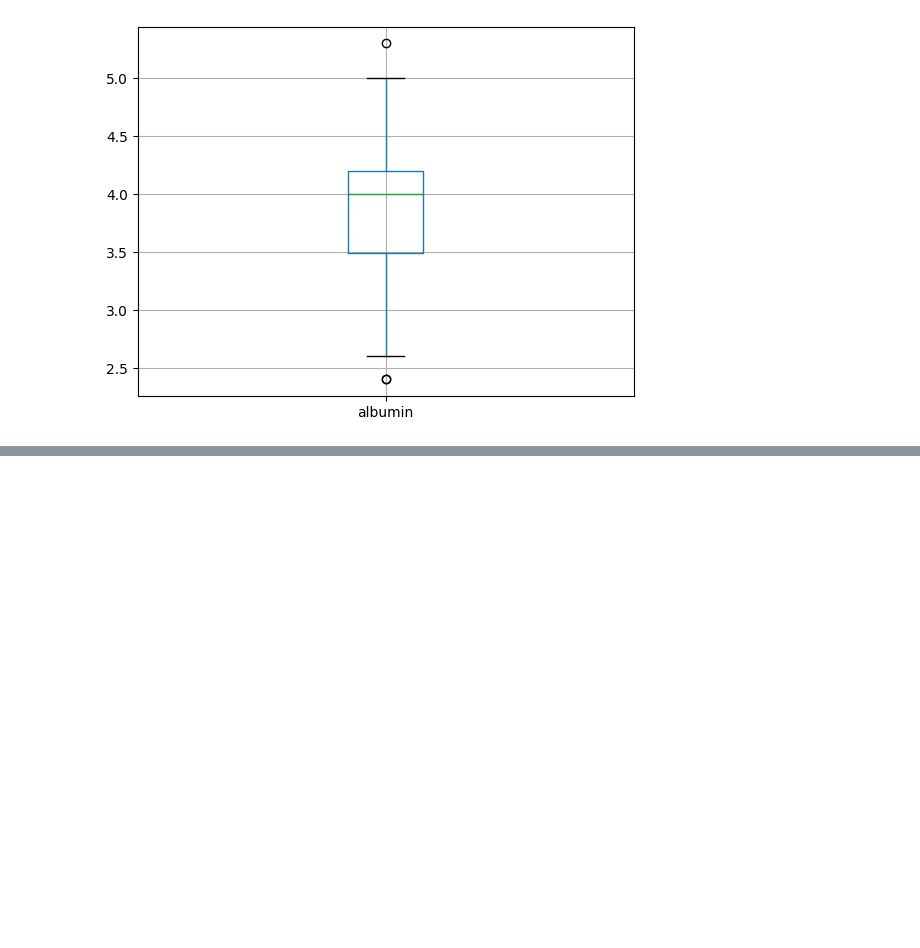
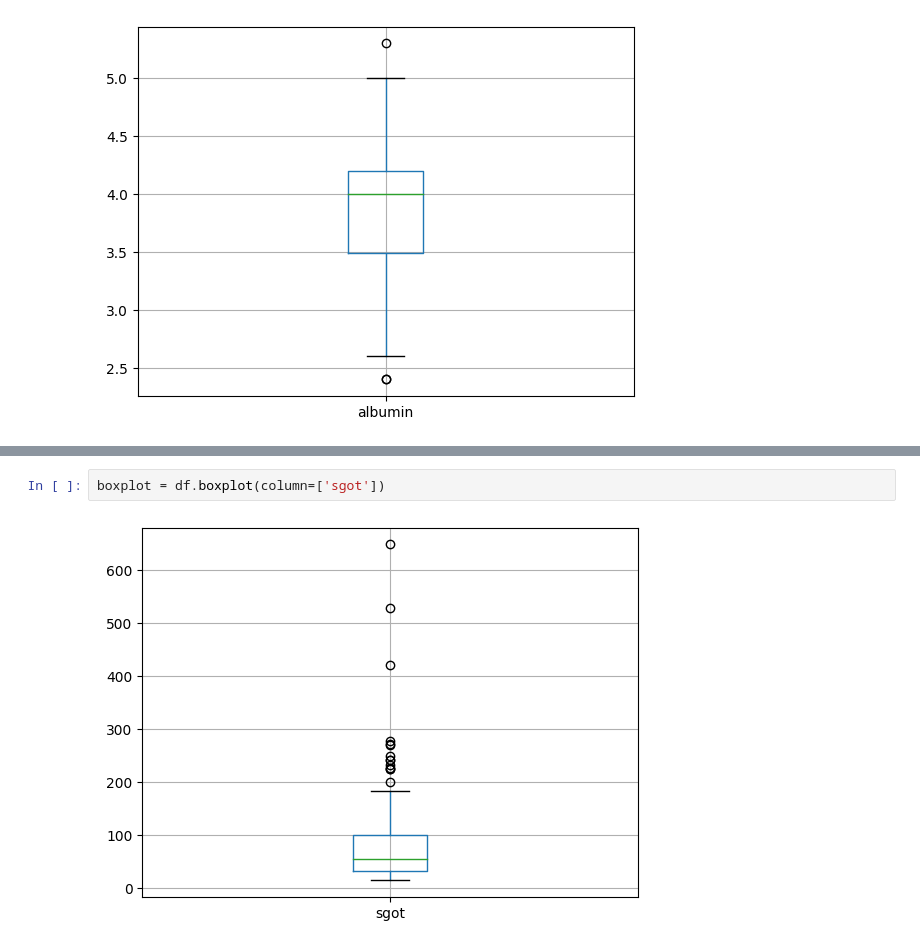
Before and after one commit to RDLL/curso_mineria_de_datos, a Jupyter notebook: Tarea2.ipynb, the cells around one changed output, grey strips where cells are left out. Saved outputs shown, nothing was run; the diff lists cells and outputs as text; blank space fills up the shorter version.

```diff
--- a/Tarea2.ipynb
+++ b/Tarea2.ipynb
@@ -101,0 +122,4 @@ boxplot = df.boxplot(column=['albumin'])
+# %%
+boxplot = df.boxplot(column=['sgot'])
+# %% [output]
+[figure, added]
```
Also changed, not shown: parts of 19 cells of this notebook.
